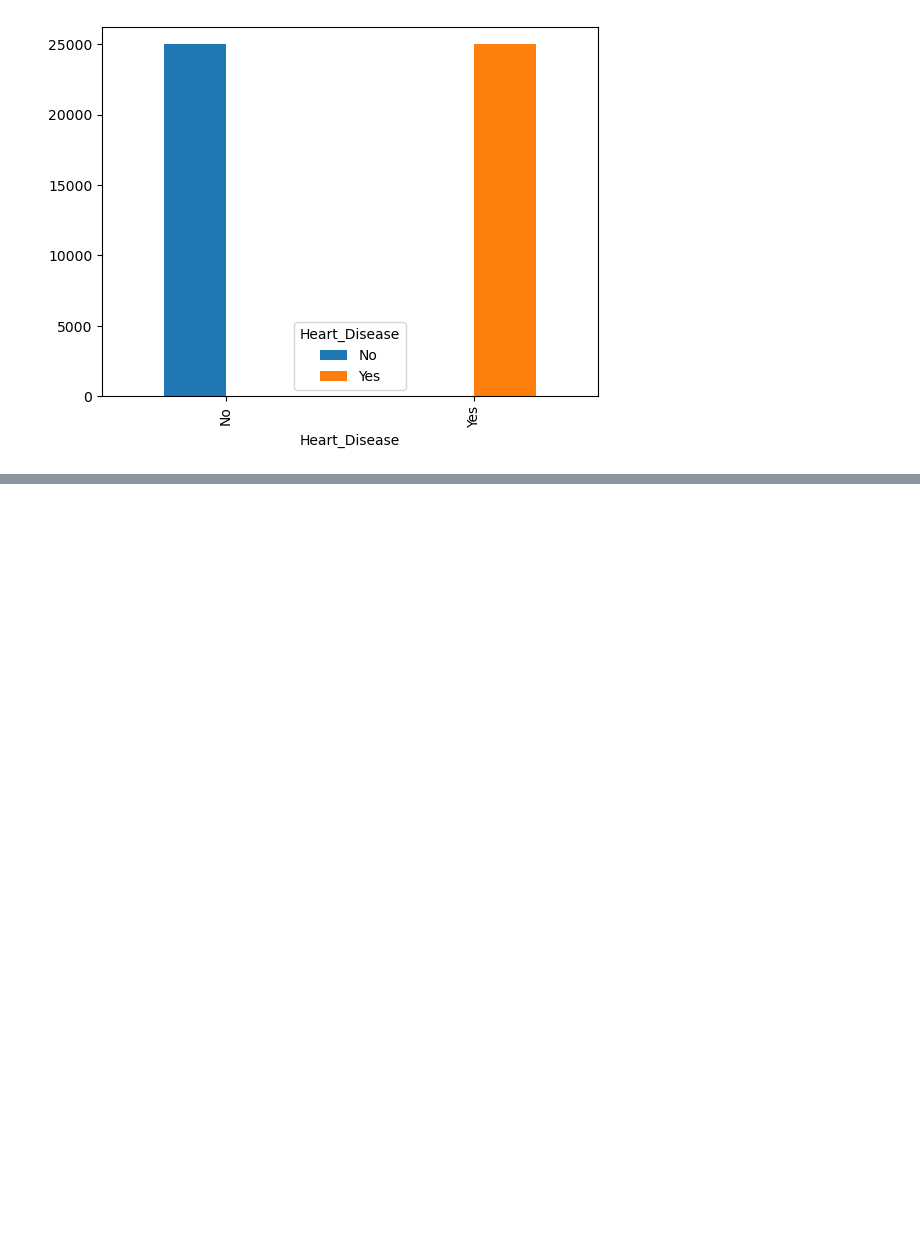
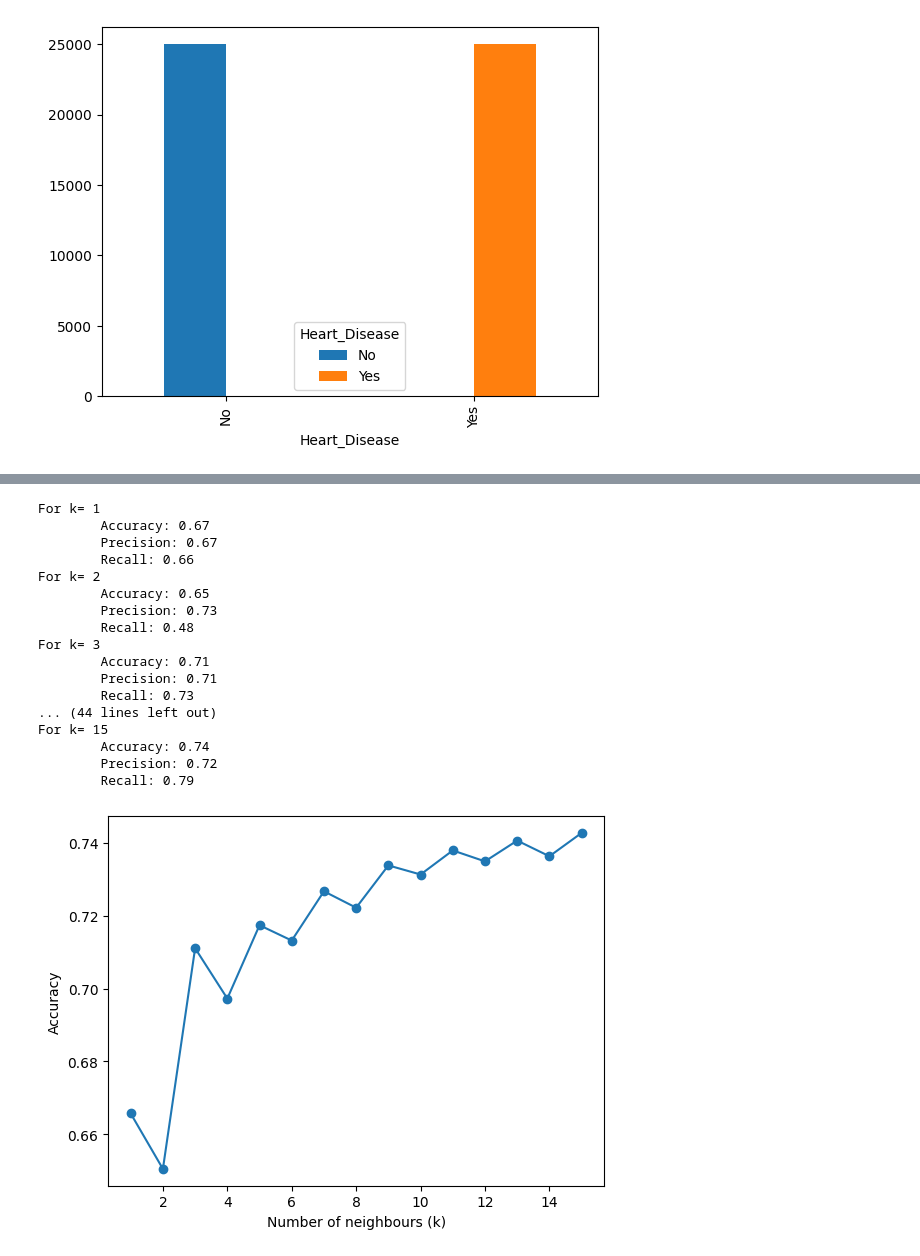
Before and after one commit to Epim3dium/ML_sem05, a Jupyter notebook: final-project/undersampled.ipynb, the cells around one changed output, grey strips where cells are left out. Saved outputs shown, nothing was run; the diff lists cells and outputs as text; code cells hidden in the pictures; blank space fills up the shorter version.

Commit message:
added supervised algorithms to undersampled data

```diff
--- a/final-project/undersampled.ipynb
+++ b/final-project/undersampled.ipynb
@@ -690,7 +688,7 @@ plt.show()
 # %%
 import pandas as pd
 from imblearn.under_sampling import RandomUnderSampler
-data = pd.read_csv("data.csv")
+data = pd.read_csv("CVD_cleaned.csv")
 X = data.drop('Heart_Disease', axis=1)
 y = data['Heart_Disease']
 rus = RandomUnderSampler(sampling_strategy='not minority', random_state=428)
@@ -717,0 +837,39 @@ for col in columns_object:
+# %%
+from sklearn.neighbors import KNeighborsClassifier
+
+k_range = range(1, 16)
+accuracies = []
+
+for k_val in k_range:
+    knn = KNeighborsClassifier(n_neighbors=k_val)
+    knn.fit(X_train, y_train)
+    y_pred = knn.predict(X_test)
+
+    accuracies.append(accuracy_score(y_test, y_pred))
+    print("For k=", k_val)
+    print(f"\tAccuracy: {accuracy_score(y_test, y_pred):.2f}")
+    print(f"\tPrecision: {precision_score(y_test, y_pred):.2f}")
+    print(f"\tRecall: {recall_score(y_test, y_pred):.2f}")
+plt.plot(k_range, accuracies, marker='o')
+plt.xlabel('Number of neighbours (k)')
+plt.ylabel('Accuracy')
+plt.show()
+# %% [output]
+For k= 1
+        Accuracy: 0.67
+        Precision: 0.67
+        Recall: 0.66
+For k= 2
+        Accuracy: 0.65
+        Precision: 0.73
+        Recall: 0.48
+For k= 3
+        Accuracy: 0.71
+        Precision: 0.71
+        Recall: 0.73
+... (44 lines left out)
+For k= 15
+        Accuracy: 0.74
+        Precision: 0.72
+        Recall: 0.79
+[figure, added]
```
Also changed, not shown: parts of 13 cells of this notebook.
